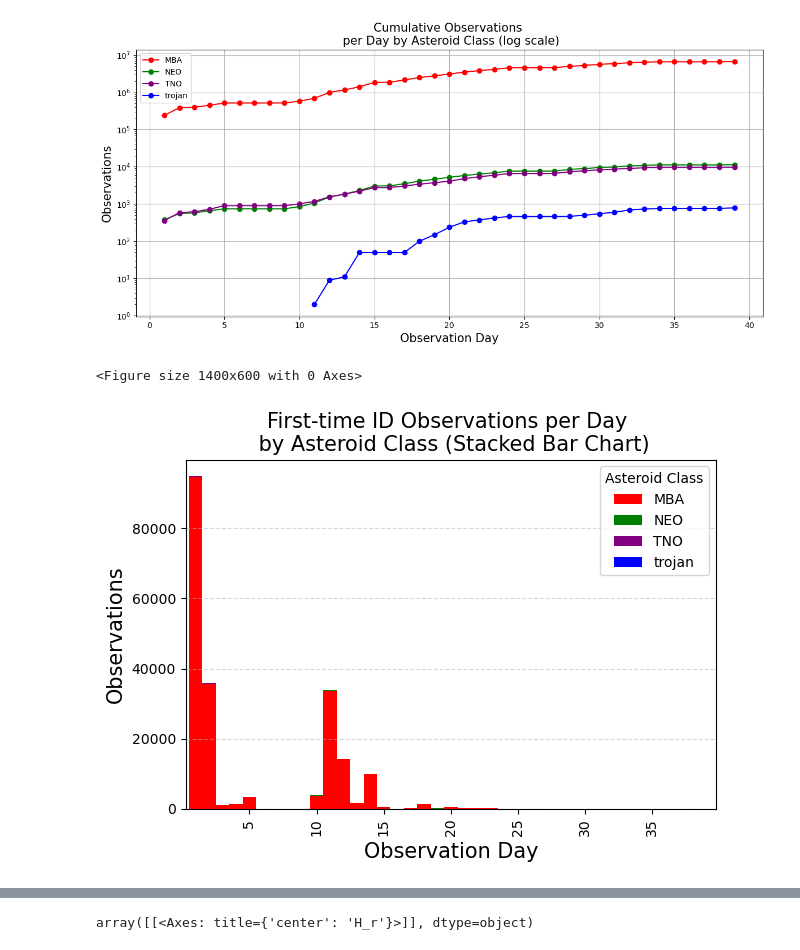
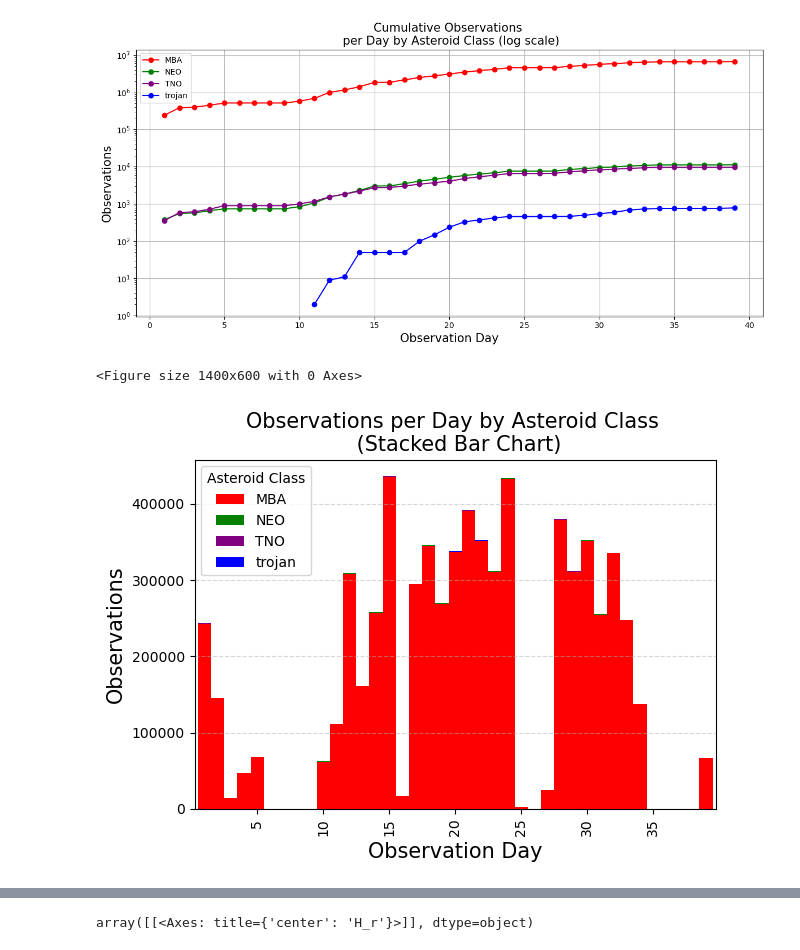
Before and after one commit to mjuric/sv-predictions, a Jupyter notebook: analysis/ast-analysis.ipynb, the cells around one changed output, grey strips where cells are left out. Cells and saved outputs as stored; diff of their text form; code cells hidden in the pictures.

```diff
--- a/analysis/ast-analysis.ipynb
+++ b/analysis/ast-analysis.ipynb
@@ -48,18 +48,18 @@ def compute_orbit_type(df):
 
     return result
 # %%
-# orbits.csv has data about asteroid orbits
+# orbits_real.csv has data about asteroid orbits
 # replace the string with the file path
-df_orbits = pd.read_csv('~/epyc/users/nzoric/vsa/orbits.csv')
+df_orbits = pd.read_csv('../results/real_data/orbits_real.csv')
 # here, a column 'type' is added to the orbits file
 df_orbits['type']=compute_orbit_type(df_orbits)
 # %%
-# e2e_realfixed.csv contains results of the sorcha simulation using known asteroids
+# e2e_real.csv contains results of the sorcha simulation using known asteroids
 # instructions for getting these results should be found in a folder 'simulations'
 # replace the string with the file path
-df_real = pd.read_csv('~/epyc/users/nzoric/vsa/e2e_realfixed.csv')
+df_real = pd.read_csv('../results/real_data/e2e_real.csv')
 # here, a column 'type' is added to simulation results by matching object IDs with the orbits file
-dfrealtypes=df_real.merge(df_orbits[["type","ObjID"]],on="ObjID")
+df_real_types=df_real.merge(df_orbits[["type","ObjID"]],on="ObjID")
 # %%
 # these files contain results of 4 sorcha simulations using simulated asteroids, divided by type
 # instructions for getting these results should be found in a folder 'simulations'
@@ -93,5 +108,5 @@ TNO: 1959
 # %%
-dfcopyRealTypes=dfrealtypes.copy()
+dfcopyRealTypes=df_real_types.copy()
 
 #this makes line graphs from known asteroid observations
 
@@ -156,13 +171,13 @@ plt.tight_layout()
 # %%
 from functools import reduce
 
-dfcopyRealTypes=dfrealtypes.copy()
+dfcopyRealTypes=df_real_types.copy()
 
 #this makes stacked bar graphs from known asteroid observations
 
 #change settings
 cumulative=False
-firstID=True
+firstID=False
 
 files = { # put a line in a comment to ignore that group
     'MBA': 'MBA',
@@ -195,31 +210,31 @@ full_range = pd.RangeIndex(1, 40)
 df_merged = df_merged.set_index('mjd_day').reindex(full_range, fill_value=0)
 
 if cumulative:
     for class_name in files.values():
         df_merged[class_name] = df_merged[class_name].cumsum()
 
 plt.figure(figsize=(14, 6))
 if cumulative:
     df_merged.plot.area(color=[colors[c] for c in files.values()])
 else:
     df_merged.plot(kind='bar', stacked=True, color=[colors[c] for c in files.values()], width=1.0)
 plt.xlabel('Observation Day',size=15)
 plt.ylabel('Observations',size=15)
 plt.title('Observations per Day by Asteroid Class \n (Stacked Bar Chart)',size=15)
 if firstID:
     plt.title('First-time ID Observations per Day \n by Asteroid Class (Stacked Bar Chart)',size=15)
 if cumulative:
     plt.title('Cumulative Observations per Day by \n Asteroid Class (Stacked Bar Chart)',size=15)
     if firstID:
         plt.title('Cumulative First-time ID Observations per Day \n by Asteroid Class (Stacked Bar Chart)',size=15)
 plt.legend(title='Asteroid Class')
 plt.grid(axis='y', linestyle='--', alpha=0.5)
 
 if cumulative==False:
     xticks_interval = 5
     xticks = np.arange(4, 39, xticks_interval)
     plt.xticks(xticks)
 plt.tight_layout()
 # %% [output]
 <Figure size 1400x600 with 0 Axes>
-[figure, old version]
+[figure, new version]
```
Also changed, not shown: parts of 18 cells of this notebook.
